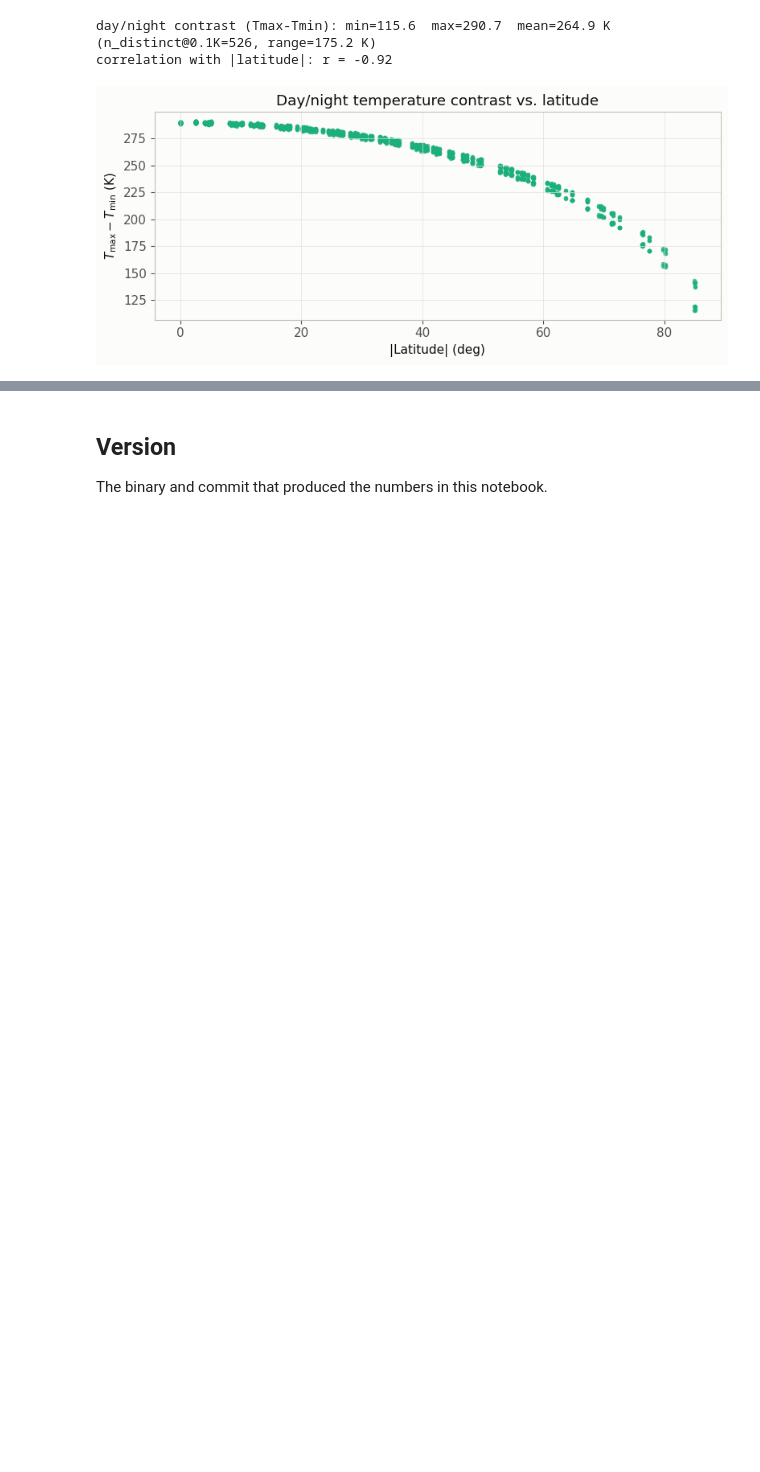
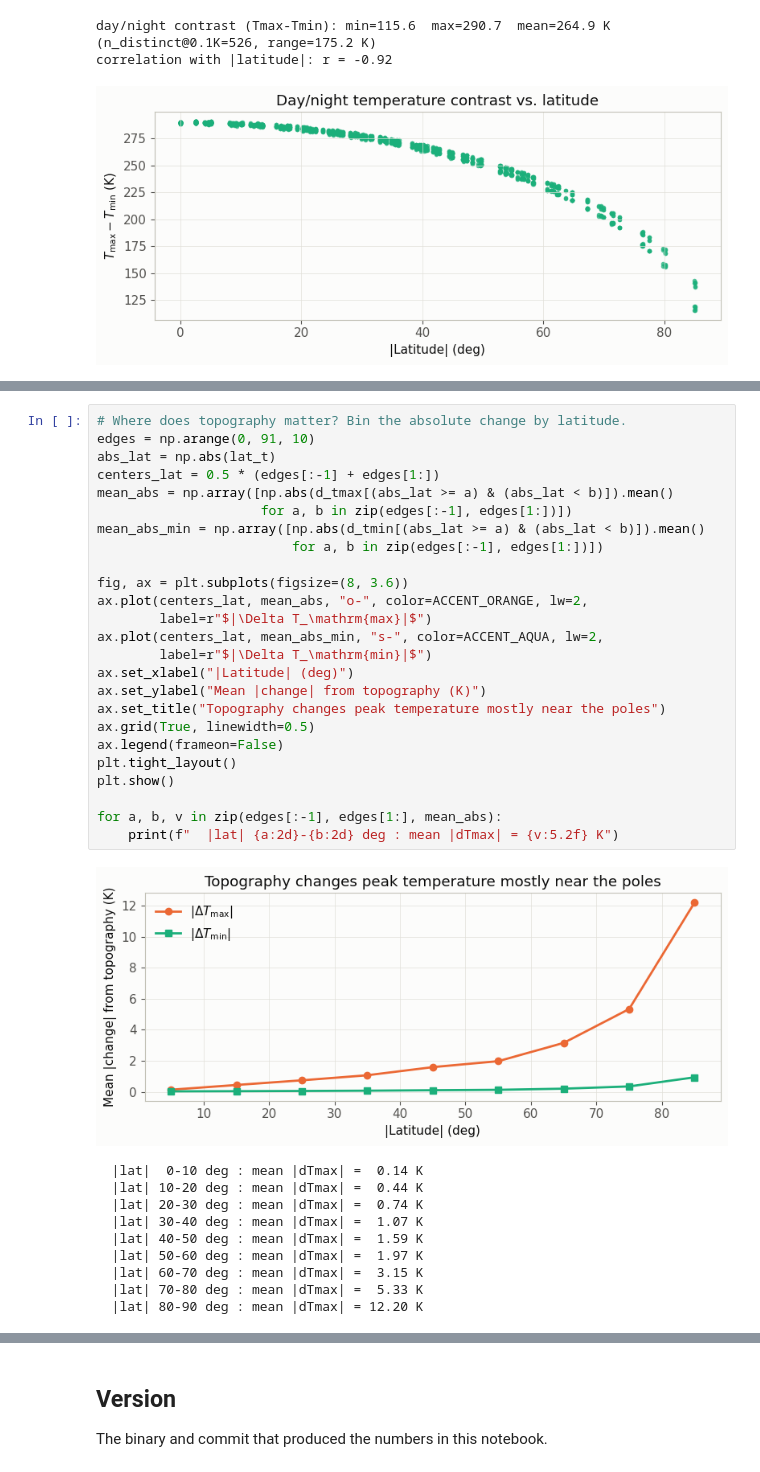
Before and after one commit to phayne/ptm3d-archive, a Jupyter notebook: docs/tutorials/notebooks/01_moon_diurnal.ipynb, the cells around one changed output, grey strips where cells are left out. Saved outputs shown, nothing was run; the diff lists cells and outputs as text; blank space fills up the shorter version.

```diff
--- a/docs/tutorials/notebooks/01_moon_diurnal.ipynb
+++ b/docs/tutorials/notebooks/01_moon_diurnal.ipynb
@@ -949,0 +1093,36 @@ plus a config-free re-analysis (latitude) that shows the same physics.
+# %%
+# Where does topography matter? Bin the absolute change by latitude.
+edges = np.arange(0, 91, 10)
+abs_lat = np.abs(lat_t)
+centers_lat = 0.5 * (edges[:-1] + edges[1:])
+mean_abs = np.array([np.abs(d_tmax[(abs_lat >= a) & (abs_lat < b)]).mean()
+                     for a, b in zip(edges[:-1], edges[1:])])
+mean_abs_min = np.array([np.abs(d_tmin[(abs_lat >= a) & (abs_lat < b)]).mean()
+                         for a, b in zip(edges[:-1], edges[1:])])
+
+fig, ax = plt.subplots(figsize=(8, 3.6))
+ax.plot(centers_lat, mean_abs, "o-", color=ACCENT_ORANGE, lw=2,
+        label=r"$|\Delta T_\mathrm{max}|$")
+ax.plot(centers_lat, mean_abs_min, "s-", color=ACCENT_AQUA, lw=2,
+        label=r"$|\Delta T_\mathrm{min}|$")
+ax.set_xlabel("|Latitude| (deg)")
+ax.set_ylabel("Mean |change| from topography (K)")
+ax.set_title("Topography changes peak temperature mostly near the poles")
+ax.grid(True, linewidth=0.5)
+ax.legend(frameon=False)
+plt.tight_layout()
+plt.show()
+
+for a, b, v in zip(edges[:-1], edges[1:], mean_abs):
+    print(f"  |lat| {a:2d}-{b:2d} deg : mean |dTmax| = {v:5.2f} K")
+# %% [output]
+[figure, added]
+  |lat|  0-10 deg : mean |dTmax| =  0.14 K
+  |lat| 10-20 deg : mean |dTmax| =  0.44 K
+  |lat| 20-30 deg : mean |dTmax| =  0.74 K
+  |lat| 30-40 deg : mean |dTmax| =  1.07 K
+  |lat| 40-50 deg : mean |dTmax| =  1.59 K
+  |lat| 50-60 deg : mean |dTmax| =  1.97 K
+  |lat| 60-70 deg : mean |dTmax| =  3.15 K
+  |lat| 70-80 deg : mean |dTmax| =  5.33 K
+  |lat| 80-90 deg : mean |dTmax| = 12.20 K
```
Also changed, not shown: parts of 36 cells of this notebook, 1 other file.
